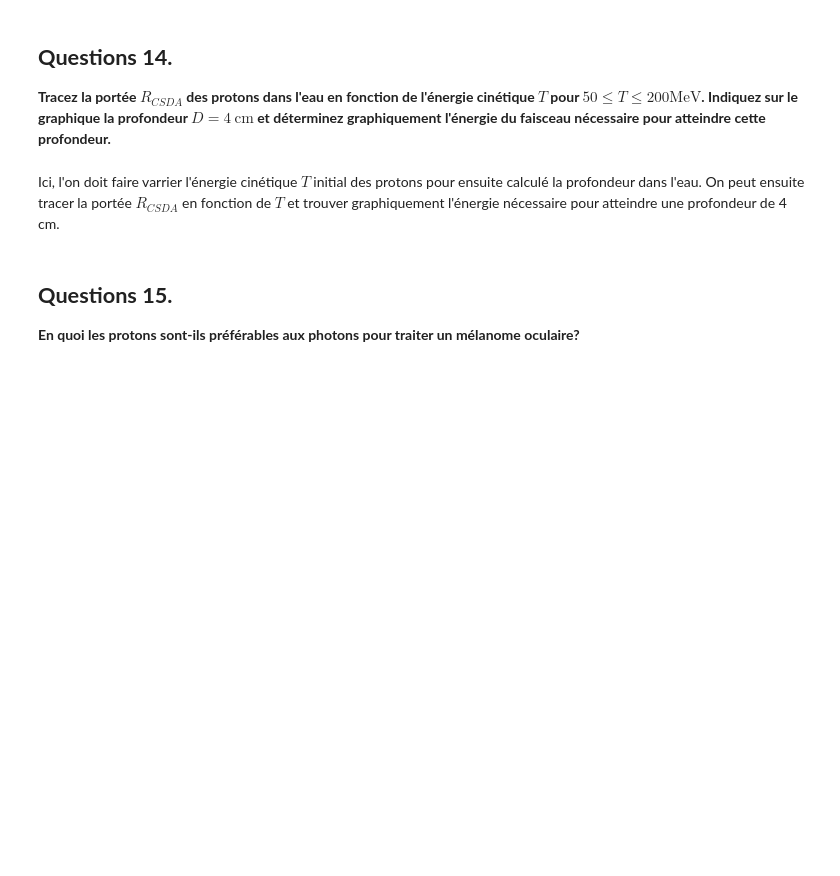
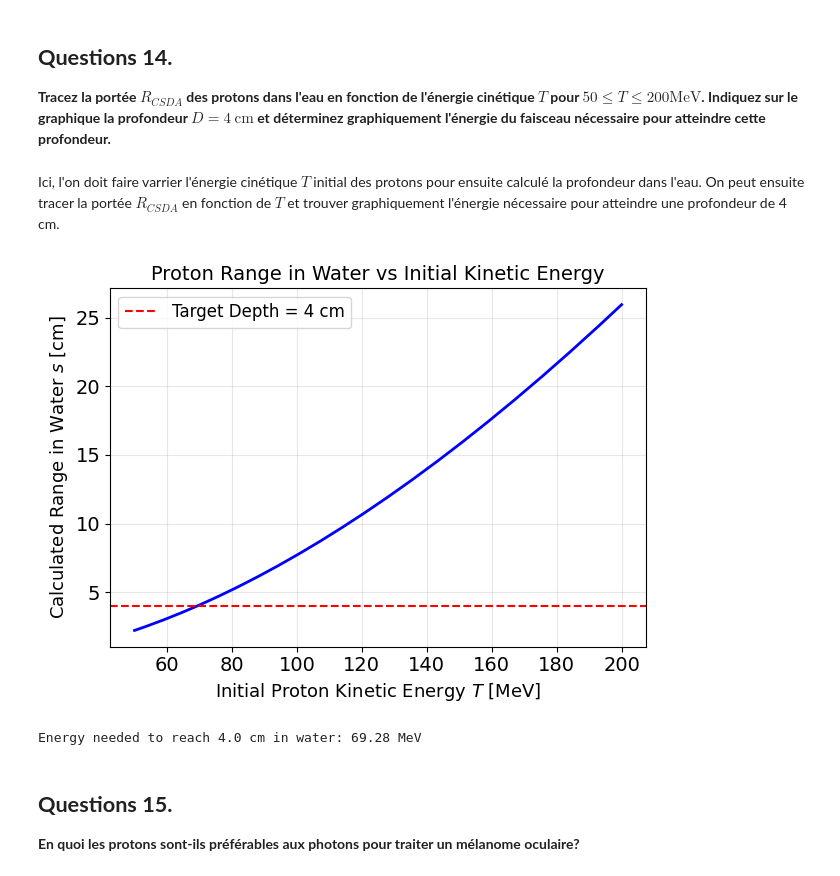
Before and after one commit to Eloi-Blouin/GPH-University-Laval-Course, a Jupyter notebook: Ulaval Session 8 Hiver 2026/Physique Numérique/TP1/TP1_ÉloiBlouin_ClémentPoulin.ipynb, the cells around one changed output. Drawn from its saved outputs; the diff is of its cells as text; code cells hidden in the pictures; blank space fills up the shorter version.

```diff
--- a/Ulaval Session 8 Hiver 2026/Physique Numérique/TP1/TP1_ÉloiBlouin_ClémentPoulin.ipynb
+++ b/Ulaval Session 8 Hiver 2026/Physique Numérique/TP1/TP1_ÉloiBlouin_ClémentPoulin.ipynb
@@ -1296,35 +1296,33 @@ Le pic de Bragg permet de cibler des régions très spécifiques dans le corps h
 Ici, l'on doit faire varrier l'énergie cinétique $T$ initial des protons pour ensuite calculé la profondeur dans l'eau. On peut ensuite tracer la portée $R_{CSDA}$ en fonction de $T$ et trouver graphiquement l'énergie nécessaire pour atteindre une profondeur de 4 cm.
 # %%
 #Ici, l'on doit faire varrier l'énergie cinétique $T$ initial des protons pour ensuite calculé la profondeur dans l'eau. On peut ensuite tracer la portée $R_{CSDA}$ en fonction de $T$ et trouver graphiquement l'énergie nécessaire pour atteindre une profondeur de 4 cm.
-T_lin_space_MeV = np.linspace(50, 200, 10000)  # MeV
+T_lin_space_MeV = np.linspace(50, 200, 1000)  # MeV
 
 s_water_for_T = []
 for T_MeV in T_lin_space_MeV:
     s_water, S_col_water, T_water = transport_proton(T_MeV, "water", delta_s_cm=0.001)
     s_water_for_T.append(s_water[-1])
     # Stocker la portée finale pour chaque énergie
 
 plt.plot(T_lin_space_MeV, s_water_for_T, 'b-', lw=2)
 plt.axhline(4.0, color='r', linestyle='--', label='Target Depth = 4 cm')
 plt.xlabel(r"Initial Proton Kinetic Energy $T$ [MeV]", fontsize=13)
 plt.ylabel(r"Calculated Range in Water $s$ [cm]", fontsize=13)
 plt.title("Proton Range in Water vs Initial Kinetic Energy", fontsize=14)
 plt.grid(True, alpha=0.3)
 plt.legend(fontsize=12)
 plt.tight_layout()
 plt.show()
 
 
 # print the energy needed to reach 4 cm in water
 target_depth = 4.0  # cm
 # numpy interpolaiton fuinction
 energy_for_target_depth = np.interp(target_depth, s_water_for_T, T_lin_space_MeV)
 print(f"Energy needed to reach {target_depth} cm in water: {energy_for_target_depth:.2f} MeV")
-
-print(max(s_water_for_T))
-print("indexe for max range:", np.argmax(s_water_for_T))
-print(f"Maximum range in water: {max(s_water_for_T):.2f} cm for {T_lin_space_MeV[np.argmax(s_water_for_T)]:.2f} MeV protons")
-print("\nMaximum range = {max_range:.2f} cm for {max_energy:.2f} MeV protons".format(max_range=s_water_for_T[-1], max_energy=T_lin_space_MeV[-1]))
+# %% [output]
+[figure, added]
+Energy needed to reach 4.0 cm in water: 69.28 MeV
 # %% [markdown]
 ## **Questions 15.**
 **En quoi les protons sont-ils préférables aux photons pour traiter un mélanome oculaire?**
```
Also changed, not shown: parts of 3 cells of this notebook.
